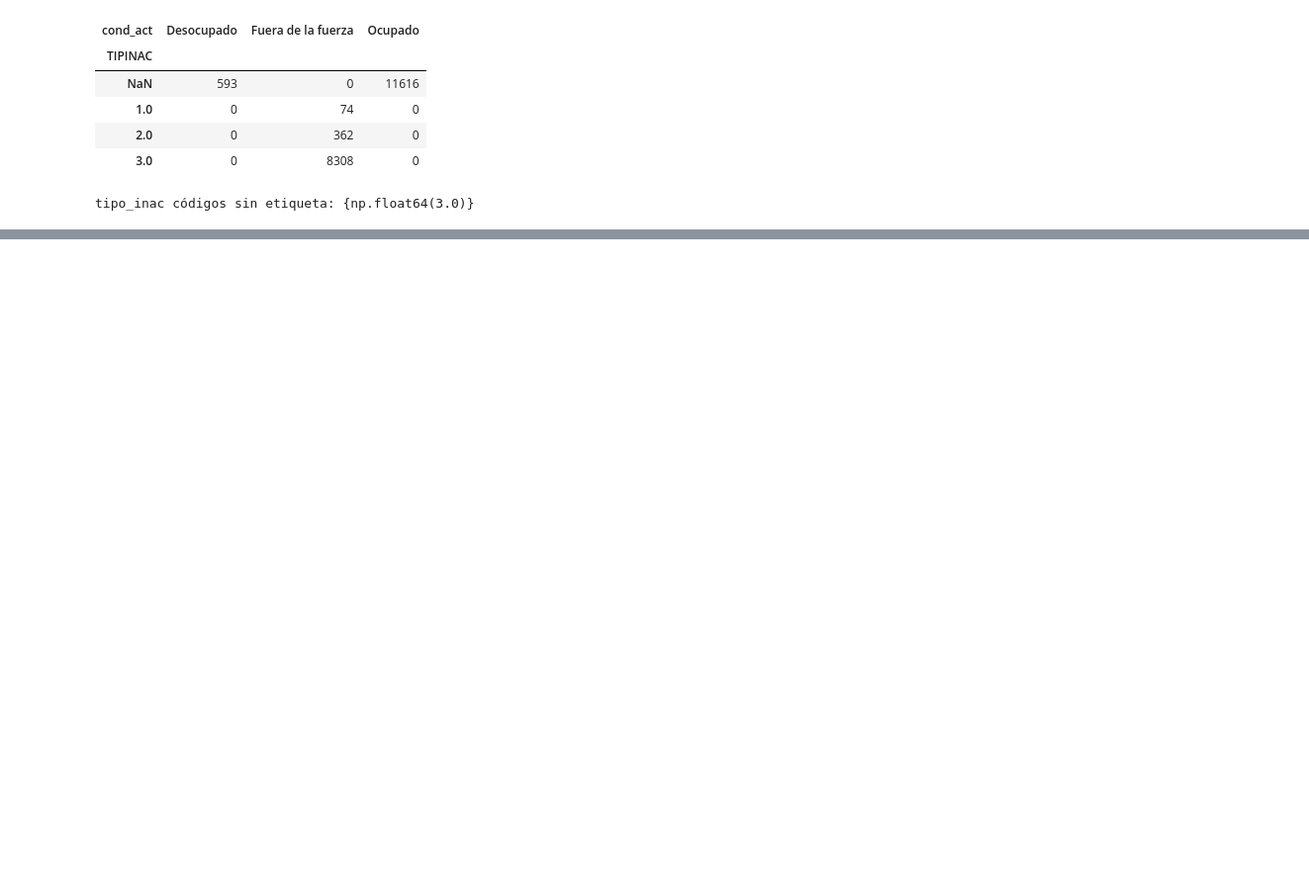
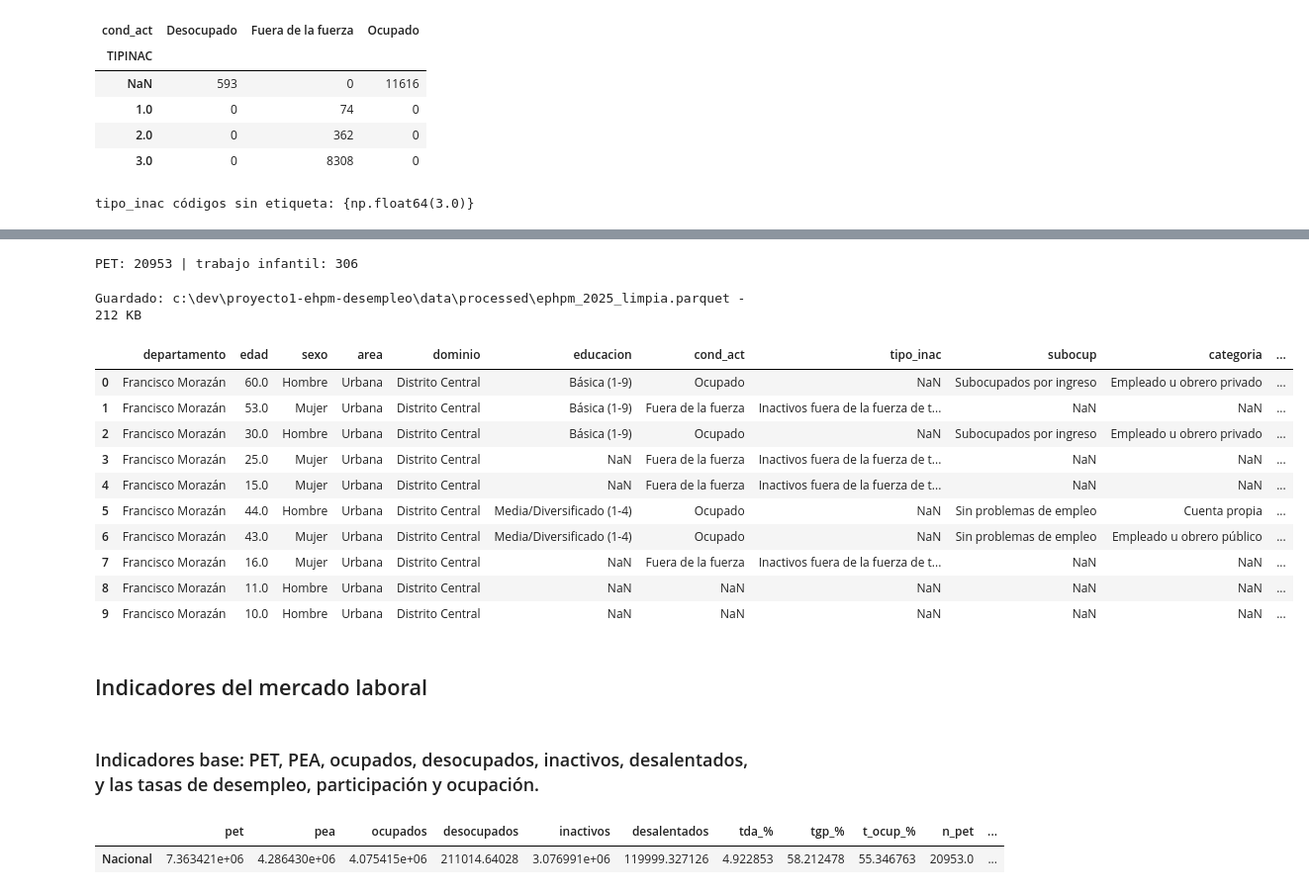
Before and after one commit to hakaiso/proyecto1-ehpm-desempleo, a Jupyter notebook: notebooks/limpieza-portafolio-2025.ipynb, the cells around one changed output, grey strips where cells are left out. Shown at 99% size. Cells and saved outputs as stored; diff of their text form; code cells hidden in the pictures; blank space fills up the shorter version.

```diff
--- a/notebooks/limpieza-portafolio-2025.ipynb
+++ b/notebooks/limpieza-portafolio-2025.ipynb
@@ -285,0 +378,47 @@ print(df["NUMSALMIN"].unique())
+# %%
+#--------------------------- Comprobación final y banderas-------------------------#
+
+b = base_limpia.copy()
+b["pet"] = b["cond_act"].notna()
+b["trabajo_infantil"] = b["cond_act"].isna() & b["categoria"].notna() & (b["edad"] < 15)
+
+# Reglas que deben cumplirse
+assert b.loc[b["pet"], "edad"].min() >= 15
+assert b.loc[~b["pet"] & b["edad"].notna(), "edad"].max() <= 14
+assert b["factor"].gt(0).all()
+print("PET:", b["pet"].sum(), "| trabajo infantil:", b["trabajo_infantil"].sum())
+# %% [output]
+PET: 20953 | trabajo infantil: 306
+# %%
+#---------------------------------- Guardar base limpia-----------------------------------#
+
+ruta = RAIZ / "data" / "processed" / "ephpm_2025_limpia.parquet"
+b.to_parquet(ruta, index=False)
+
+# El reporte sí va a docs, porque es liviano y no contiene microdatos
+reporte.to_csv(RAIZ / "docs" / "reporte_calidad_2025.csv", index=False, encoding="utf-8-sig")
+
+print("Guardado:", ruta, "-", ruta.stat().st_size // 1024, "KB")
+# %% [output]
+Guardado: c:\dev\proyecto1-ehpm-desempleo\data\processed\ephpm_2025_limpia.parquet - 212 KB
+# %%
+#----------------------------------- Cargar base limpia-----------------------------------#
+
+base_limpia = pd.read_parquet(RAIZ / "data" / "processed" / "ephpm_2025_limpia.parquet")
+base_limpia.head(10)
+# %% [output]
+|  | departamento | edad | sexo | area | dominio | educacion | cond_act | tipo_inac | subocup | categoria | ... |
+| 0 | Francisco Morazán | 60.0 | Hombre | Urbana | Distrito Central | Básica (1-9) | Ocupado | NaN | Subocupados por ingreso | Empleado u obrero privado | ... |
+| 1 | Francisco Morazán | 53.0 | Mujer | Urbana | Distrito Central | Básica (1-9) | Fuera de la fuerza | Inactivos fuera de la fuerza de t... | NaN | NaN | ... |
+| 2 | Francisco Morazán | 30.0 | Hombre | Urbana | Distrito Central | Básica (1-9) | Ocupado | NaN | Subocupados por ingreso | Empleado u obrero privado | ... |
+| 3 | Francisco Morazán | 25.0 | Mujer | Urbana | Distrito Central | NaN | Fuera de la fuerza | Inactivos fuera de la fuerza de t... | NaN | NaN | ... |
+| 4 | Francisco Morazán | 15.0 | Mujer | Urbana | Distrito Central | NaN | Fuera de la fuerza | Inactivos fuera de la fuerza de t... | NaN | NaN | ... |
+| 5 | Francisco Morazán | 44.0 | Hombre | Urbana | Distrito Central | Media/Diversificado (1-4) | Ocupado | NaN | Sin problemas de empleo | Cuenta propia | ... |
+| 6 | Francisco Morazán | 43.0 | Mujer | Urbana | Distrito Central | Media/Diversificado (1-4) | Ocupado | NaN | Sin problemas de empleo | Empleado u obrero público | ... |
+| 7 | Francisco Morazán | 16.0 | Mujer | Urbana | Distrito Central | NaN | Fuera de la fuerza | Inactivos fuera de la fuerza de t... | NaN | NaN | ... |
+| 8 | Francisco Morazán | 11.0 | Hombre | Urbana | Distrito Central | NaN | NaN | NaN | NaN | NaN | ... |
+| 9 | Francisco Morazán | 10.0 | Hombre | Urbana | Distrito Central | NaN | NaN | NaN | NaN | NaN | ... |
+# %% [markdown]
+## Indicadores del mercado laboral
+# %% [markdown]
+### Indicadores base: PET, PEA, ocupados, desocupados, inactivos, desalentados, y las tasas de desempleo, participación y ocupación.
@@ -285,0 +437,28 @@ print(df["NUMSALMIN"].unique())
+# %%
+# 2. Función de indicadores ponderados. Cada cifra suma factor; el conteo sin ponderar
+# (n_*) sirve para saber si una celda tiene muy pocos casos.
+
+
+def indicadores(df, por=None):
+    def calc(g):
+        w = g["factor"]
+        pet, pea = w[g.pet].sum(), w[g.pea].sum()
+        oc, de   = w[g.ocupado].sum(), w[g.desocupado].sum()
+        ina, dsa = w[g.inactivo].sum(), w[g.desalentado].sum()
+        return pd.Series({
+            "pet": pet, "pea": pea, "ocupados": oc, "desocupados": de,
+            "inactivos": ina, "desalentados": dsa,
+            "tda_%": de / pea * 100 if pea else np.nan,    # desempleo abierto
+            "tgp_%": pea / pet * 100 if pet else np.nan,   # participación
+            "t_ocup_%": oc / pet * 100 if pet else np.nan, # ocupación
+            "n_pet": int(g.pet.sum()), "n_desocupados": int(g.desocupado.sum()),
+        })
+    if por is None:
+        return calc(df).to_frame("Nacional").T
+    filas = {k: calc(g) for k, g in df.groupby(por, observed=True)}
+    return pd.DataFrame(filas).T.rename_axis(por)
+
+indicadores(base_limpia)                    # nacional
+# %% [output]
+|  | pet | pea | ocupados | desocupados | inactivos | desalentados | tda_% | tgp_% | t_ocup_% | n_pet | ... |
+| Nacional | 7.363421e+06 | 4.286430e+06 | 4.075415e+06 | 211014.64028 | 3.076991e+06 | 119999.327126 | 4.922853 | 58.212478 | 55.346763 | 20953.0 | ... |
```
Also changed, not shown: parts of 16 cells of this notebook, 8 other files.
